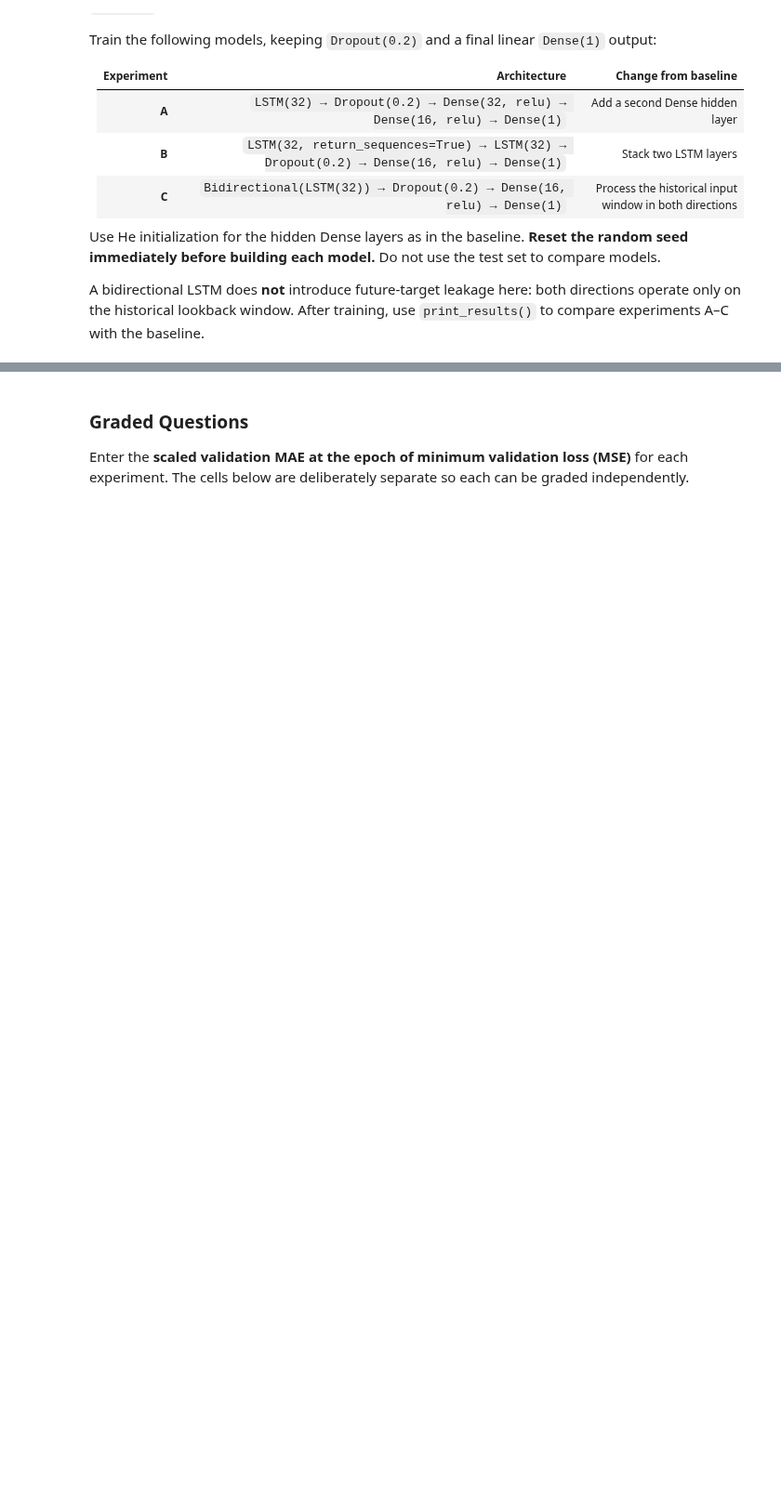
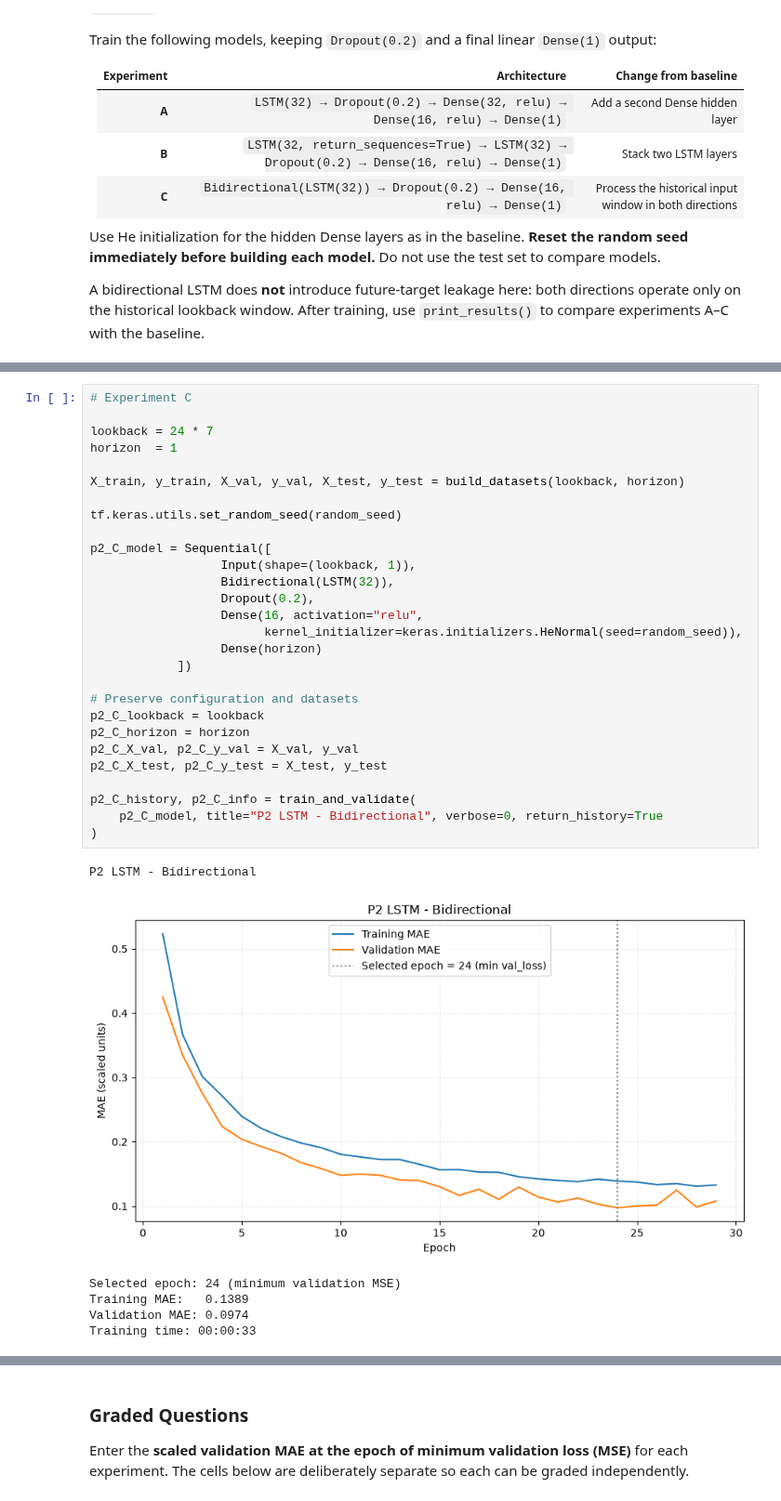
Before and after one commit to aidandig/DX703-HW, a Jupyter notebook: Homework_08.ipynb, the cells around one changed output, grey strips where cells are left out. Shown at 93% size. Drawn from its saved outputs; the diff is of its cells as text; blank space fills up the shorter version.

```diff
--- a/Homework_08.ipynb
+++ b/Homework_08.ipynb
@@ -847,0 +916,35 @@ A bidirectional LSTM does **not** introduce future-target leakage here: both dir
+# %%
+# Experiment C
+
+lookback = 24 * 7
+horizon  = 1
+
+X_train, y_train, X_val, y_val, X_test, y_test = build_datasets(lookback, horizon)
+
+tf.keras.utils.set_random_seed(random_seed)
+
+p2_C_model = Sequential([
+                  Input(shape=(lookback, 1)),
+                  Bidirectional(LSTM(32)),
+                  Dropout(0.2),
+                  Dense(16, activation="relu",
+                        kernel_initializer=keras.initializers.HeNormal(seed=random_seed)),
+                  Dense(horizon)
+            ])
+
+# Preserve configuration and datasets
+p2_C_lookback = lookback
+p2_C_horizon = horizon
+p2_C_X_val, p2_C_y_val = X_val, y_val
+p2_C_X_test, p2_C_y_test = X_test, y_test
+
+p2_C_history, p2_C_info = train_and_validate(
+    p2_C_model, title="P2 LSTM - Bidirectional", verbose=0, return_history=True
+)
+# %% [output]
+P2 LSTM - Bidirectional
+[figure, added]
+Selected epoch: 24 (minimum validation MSE)
+Training MAE:   0.1389
+Validation MAE: 0.0974
+Training time: 00:00:33
```
Also changed, not shown: parts of 33 cells of this notebook.
